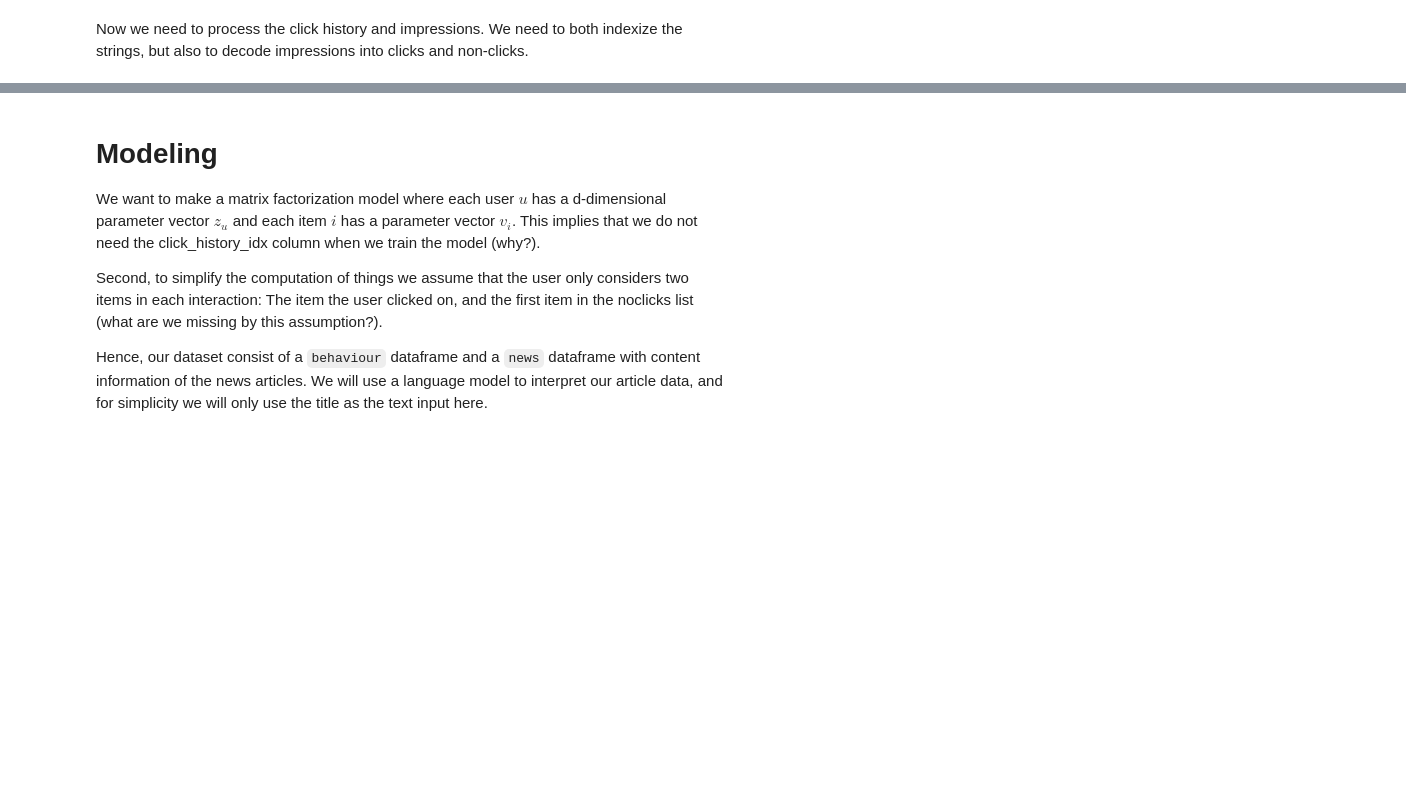
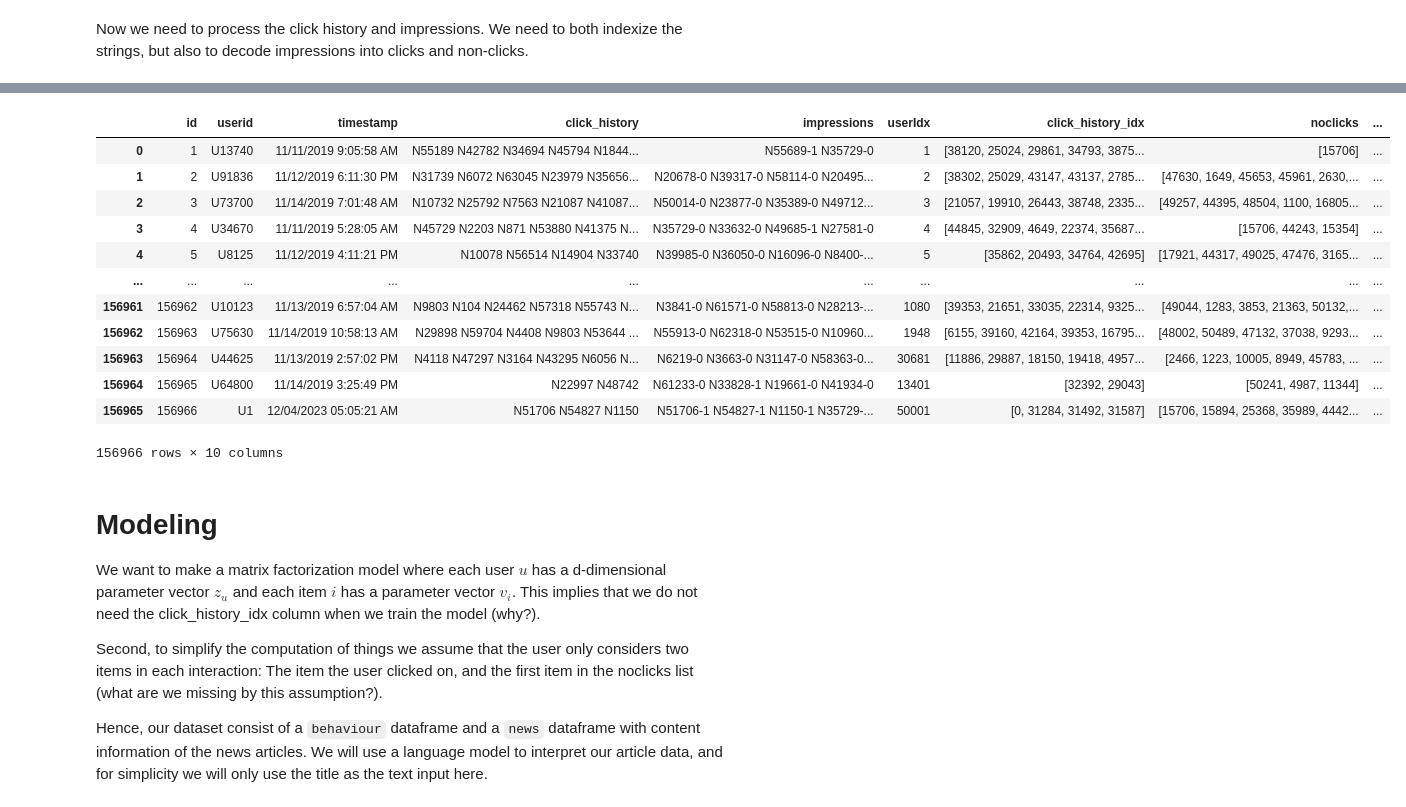
Before and after one commit to yvesaur/recome, a Jupyter notebook: server/data/recome_user.ipynb, the cells around one changed output, grey strips where cells are left out. Cells and saved outputs as stored; diff of their text form; code cells hidden in the pictures; blank space fills up the shorter version.

```diff
--- a/server/data/recome_user.ipynb
+++ b/server/data/recome_user.ipynb
@@ -193,3 +177,19 @@ raw_behaviour
+# %%
+raw_behaviour_users
+# %% [output]
+|  | id | userid | timestamp | click_history | impressions | userIdx | click_history_idx | noclicks | ... |
+| 0 | 1 | U13740 | 11/11/2019 9:05:58 AM | N55189 N42782 N34694 N45794 N1844... | N55689-1 N35729-0 | 1 | [38120, 25024, 29861, 34793, 3875... | [15706] | ... |
+| 1 | 2 | U91836 | 11/12/2019 6:11:30 PM | N31739 N6072 N63045 N23979 N35656... | N20678-0 N39317-0 N58114-0 N20495... | 2 | [38302, 25029, 43147, 43137, 2785... | [47630, 1649, 45653, 45961, 2630,... | ... |
+| 2 | 3 | U73700 | 11/14/2019 7:01:48 AM | N10732 N25792 N7563 N21087 N41087... | N50014-0 N23877-0 N35389-0 N49712... | 3 | [21057, 19910, 26443, 38748, 2335... | [49257, 44395, 48504, 1100, 16805... | ... |
+| 3 | 4 | U34670 | 11/11/2019 5:28:05 AM | N45729 N2203 N871 N53880 N41375 N... | N35729-0 N33632-0 N49685-1 N27581-0 | 4 | [44845, 32909, 4649, 22374, 35687... | [15706, 44243, 15354] | ... |
+| 4 | 5 | U8125 | 11/12/2019 4:11:21 PM | N10078 N56514 N14904 N33740 | N39985-0 N36050-0 N16096-0 N8400-... | 5 | [35862, 20493, 34764, 42695] | [17921, 44317, 49025, 47476, 3165... | ... |
+| ... | ... | ... | ... | ... | ... | ... | ... | ... | ... |
+| 156961 | 156962 | U10123 | 11/13/2019 6:57:04 AM | N9803 N104 N24462 N57318 N55743 N... | N3841-0 N61571-0 N58813-0 N28213-... | 1080 | [39353, 21651, 33035, 22314, 9325... | [49044, 1283, 3853, 21363, 50132,... | ... |
+| 156962 | 156963 | U75630 | 11/14/2019 10:58:13 AM | N29898 N59704 N4408 N9803 N53644 ... | N55913-0 N62318-0 N53515-0 N10960... | 1948 | [6155, 39160, 42164, 39353, 16795... | [48002, 50489, 47132, 37038, 9293... | ... |
+| 156963 | 156964 | U44625 | 11/13/2019 2:57:02 PM | N4118 N47297 N3164 N43295 N6056 N... | N6219-0 N3663-0 N31147-0 N58363-0... | 30681 | [11886, 29887, 18150, 19418, 4957... | [2466, 1223, 10005, 8949, 45783, ... | ... |
+| 156964 | 156965 | U64800 | 11/14/2019 3:25:49 PM | N22997 N48742 | N61233-0 N33828-1 N19661-0 N41934-0 | 13401 | [32392, 29043] | [50241, 4987, 11344] | ... |
+| 156965 | 156966 | U1 | 12/04/2023 05:05:21 AM | N51706 N54827 N1150 | N51706-1 N54827-1 N1150-1 N35729-... | 50001 | [0, 31284, 31492, 31587] | [15706, 15894, 25368, 35989, 4442... | ... |
+156966 rows × 10 columns
 # %% [markdown]
 # Modeling
 We want to make a matrix factorization model where each user $u$ has a d-dimensional parameter vector $z_u$ and each item $i$ has a parameter vector $v_i$. This implies that we do not need the click_history_idx column when we train the model (why?).
```
Also changed, not shown: parts of 15 cells of this notebook, 6 other files.
